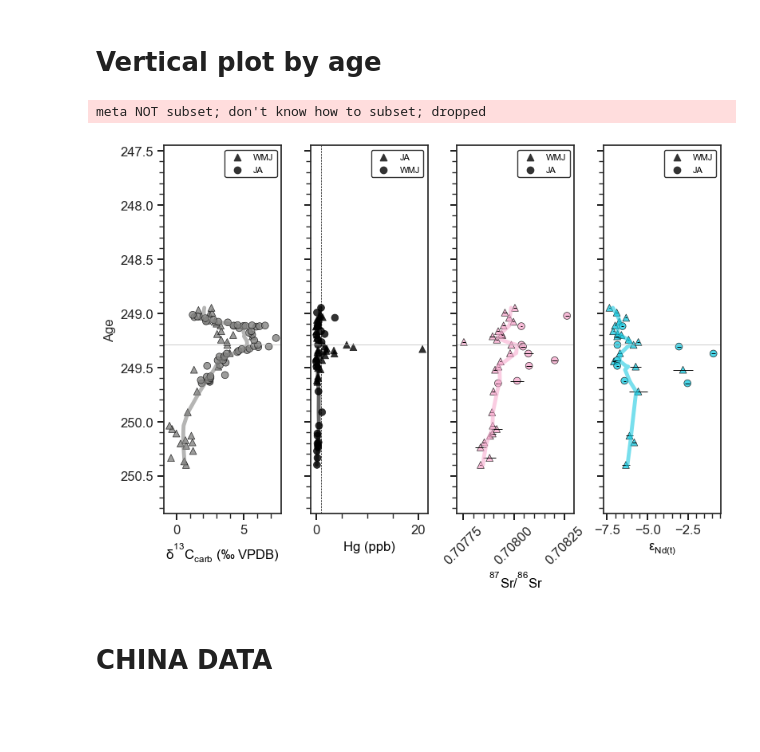
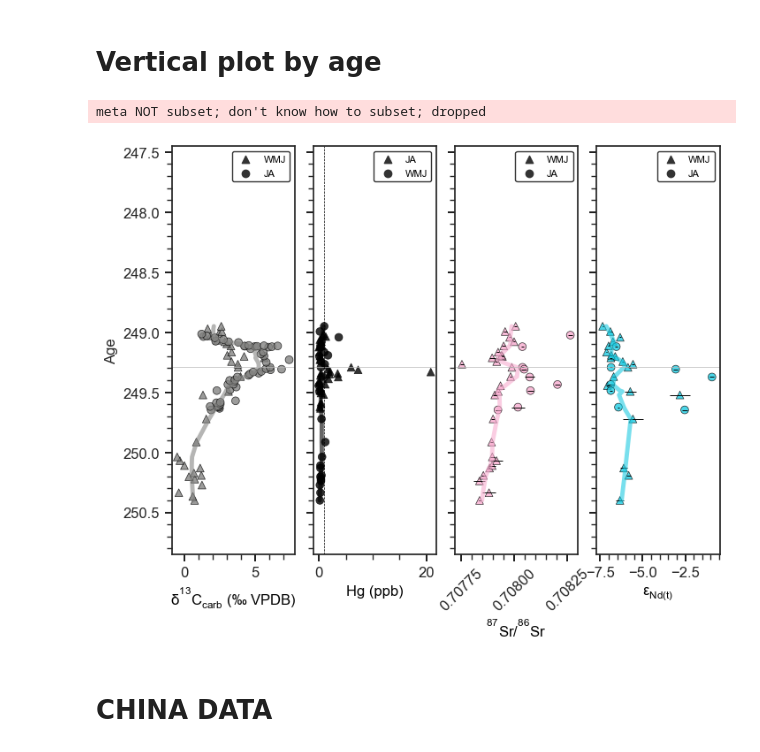
Before and after one commit to oluwaseun-edward/notebooks, a Jupyter notebook: Aged_plots.ipynb, the cells around one changed output. Saved outputs shown, nothing was run; the diff lists cells and outputs as text; code cells hidden in the pictures; blank space fills up the shorter version.

```diff
--- a/Aged_plots.ipynb
+++ b/Aged_plots.ipynb
@@ -106,42 +105,42 @@ for i in range(4):
 # %% [markdown]
 # Vertical plot by age
 # %%
-fig, ax = plt.subplots(nrows=1, ncols=4, figsize=(9, 6), sharey=True)
+fig, ax = plt.subplots(nrows=1, ncols=4, figsize=(8, 6), sharey=True)
 (ax0, ax1, ax2, ax3) = ax
-fig.subplots_adjust(hspace=0.1, wspace=0.25)
+fig.subplots_adjust(hspace=0.1, wspace=0.15)
 
 axes = [ax0, ax1, ax2, ax3]
 
 ax = plt.gca()
 
 for i in range(2, 4, 1):
     axes[i].errorbar(x=y_axis[i], y=x_axis[i], yerr=None, xerr=y_err[i],
                      alpha=1, ecolor='black', markersize=20,
                      linestyle='none', elinewidth=0.7, capthick=0.5, mec='black')
 for i in range(len(axes)):
     axes[i].plot(smoothed[i][:, 1], smoothed[i][:, 0],
                  c=colors[i], linewidth=3.5, alpha=.6)
 for i in range(4):
     sns.scatterplot(x=y_axis[i], y=x_axis[i], ax=axes[i], data=df[i], edgecolor="black",
                     alpha=.8, legend=True, style='Locality', markers=markers, s=40, color=colors[i]
                     )
     axes[i].invert_yaxis()
     axes[i].tick_params(labelsize=f_size, color="black",)
     axes[i].set_ylim(250.85, 247.45)
     axes[i].set_xlabel(labels[i], fontsize=f_size, c="black")
     axes[i].legend(loc='upper right', ncols=1, fontsize=8, labelcolor='black',
                    markerscale=1, edgecolor='black')
     axes[i].minorticks_on()
     axes[i].axhline(y=249.292, linewidth=.5, color="#b8b8b8", linestyle='-')
 
 ax1.axvline(x=1, linewidth=.5, color="black", linestyle='--')
 # change orientation of the x-axis labels on the Sr isotope plot
 for tick in ax2.get_xticklabels():
     tick.set_rotation(45)
-plt.savefig(f'{save_path}Nd_Sr.pdf')
+plt.savefig(f'{save_path}Oman-data-aged.pdf')
 # %% [output]
 meta NOT subset; don't know how to subset; dropped
-[figure, old version]
+[figure, new version]
 # %% [markdown]
 # CHINA DATA
 # %%
```
Also changed, not shown: parts of 4 cells of this notebook.
